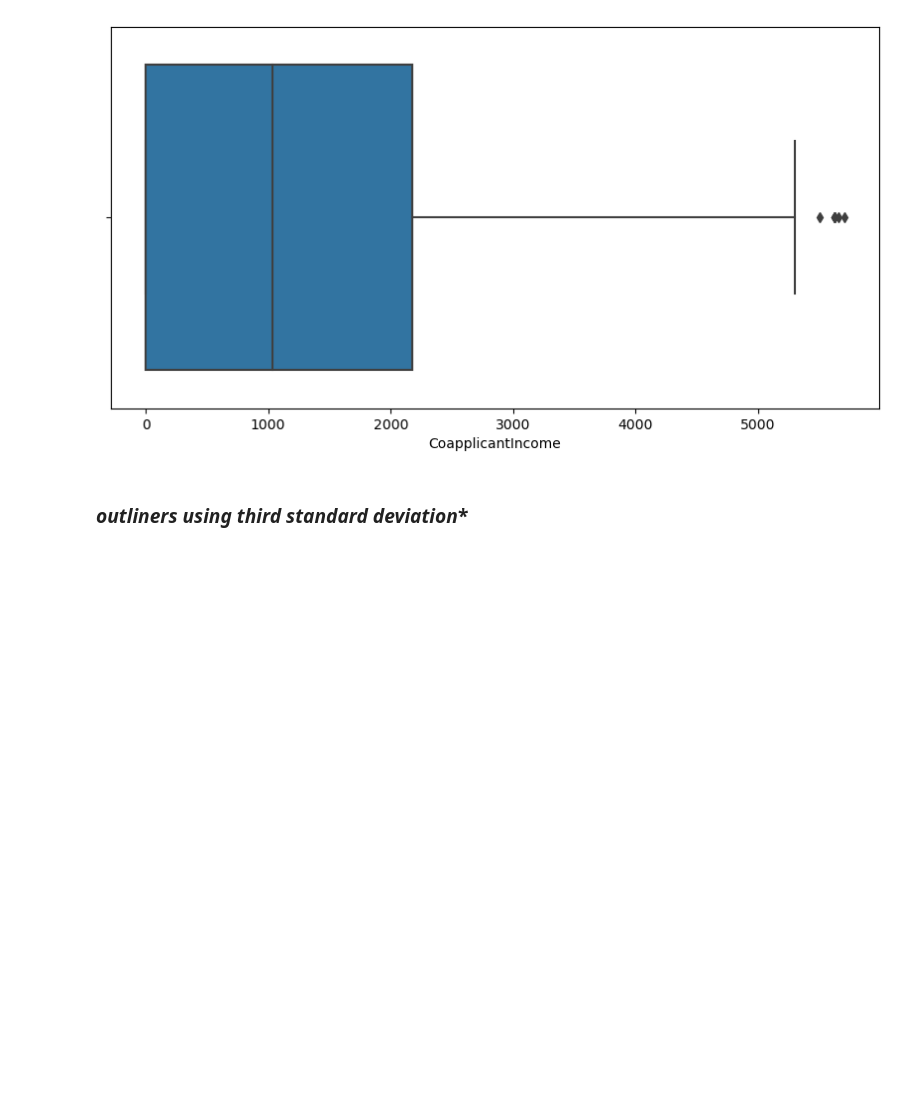
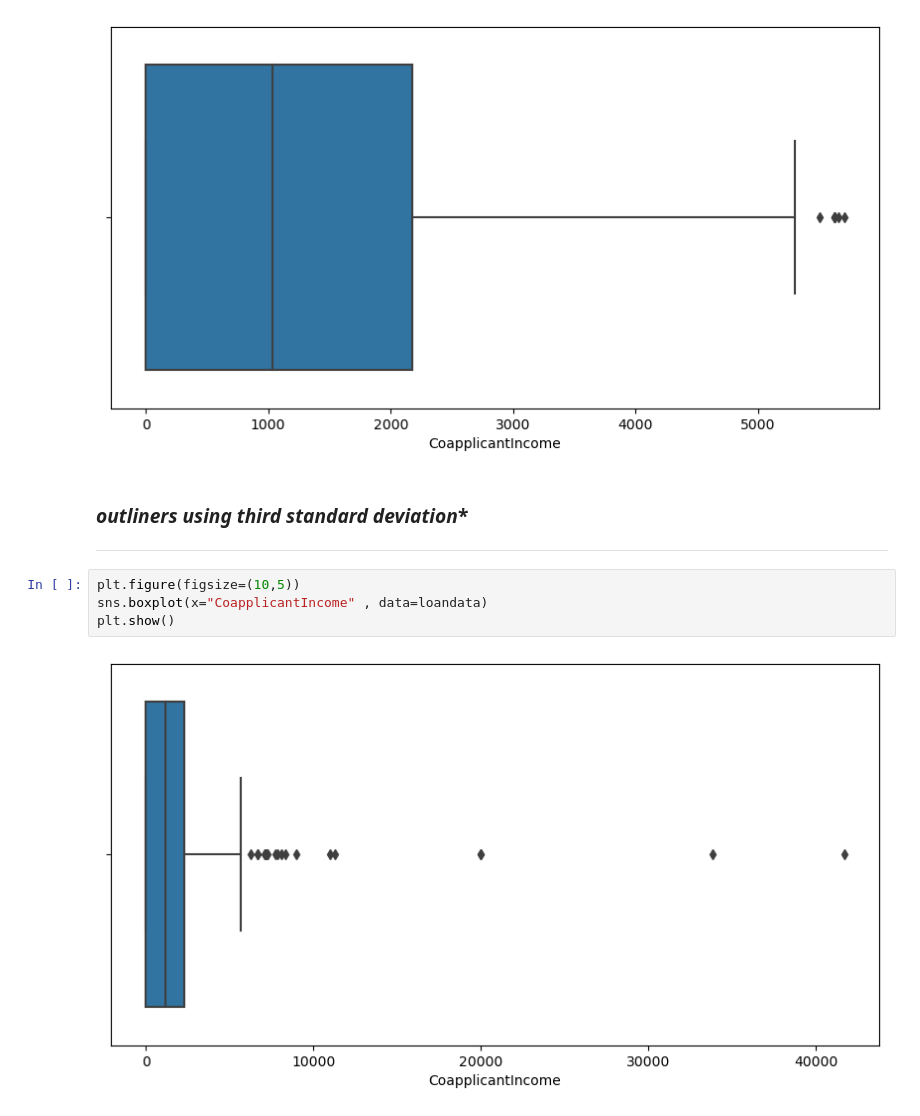
Before and after one commit to deepaknandeshwar17/Machine_Learning_practice, a Jupyter notebook: ml1.ipynb, the cells around one changed output. Saved outputs shown, nothing was run; the diff lists cells and outputs as text; blank space fills up the shorter version.

```diff
--- a/ml1.ipynb
+++ b/ml1.ipynb
@@ -495,3 +495,10 @@ plt.show()
 [figure]
 # %% [markdown]
 ### ***outliners using third standard deviation****
+---
+# %%
+plt.figure(figsize=(10,5))
+sns.boxplot(x="CoapplicantIncome" , data=loandata)
+plt.show()
+# %% [output]
+[figure, added]
```
Also changed, not shown: parts of 5 cells of this notebook.
